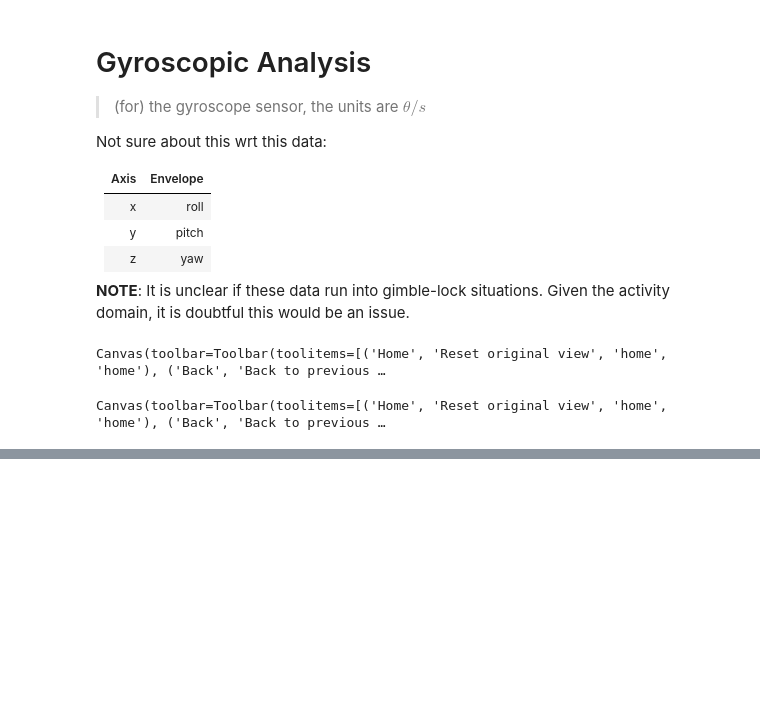
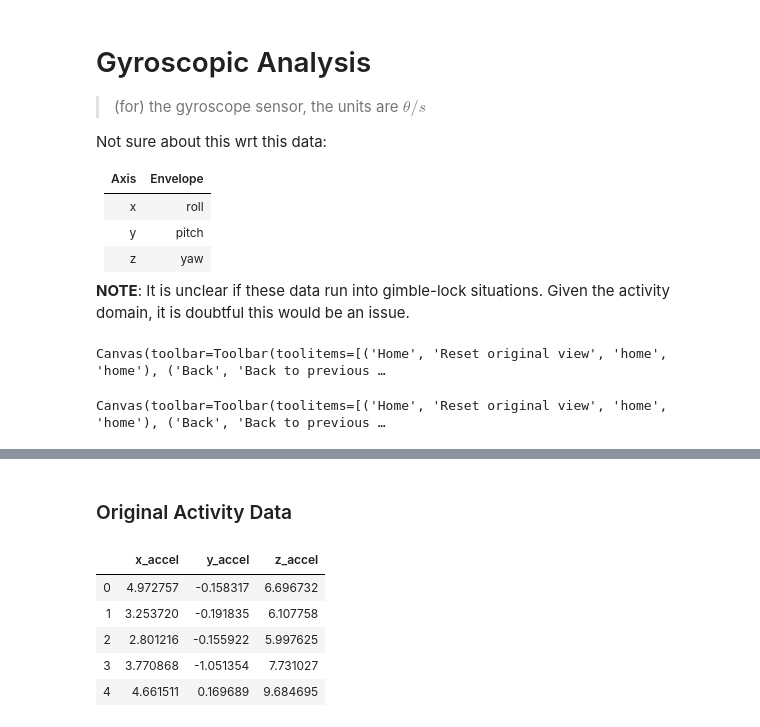
Before and after one commit to tretomaszewski/F19_IS590DV_Final, a Jupyter notebook: notebooks/SmartPhoneWatchActivity.ipynb, the cells around one changed output, grey strips where cells are left out. Drawn from its saved outputs; the diff is of its cells as text; code cells hidden in the pictures; blank space fills up the shorter version.

```diff
--- a/notebooks/SmartPhoneWatchActivity.ipynb
+++ b/notebooks/SmartPhoneWatchActivity.ipynb
@@ -551,0 +731,12 @@ These can be combined to create ... (more to come)
+# %% [markdown]
+### Original Activity Data
+# %%
+act_grp_a = watch_df.groupby('activity_code').get_group('A')
+act_grp_a.head()[['x_accel', 'y_accel', 'z_accel']]
+# %% [output]
+|  | x_accel | y_accel | z_accel |
+| 0 | 4.972757 | -0.158317 | 6.696732 |
+| 1 | 3.253720 | -0.191835 | 6.107758 |
+| 2 | 2.801216 | -0.155922 | 5.997625 |
+| 3 | 3.770868 | -1.051354 | 7.731027 |
+| 4 | 4.661511 | 0.169689 | 9.684695 |
```
Also changed, not shown: parts of 47 cells of this notebook.
